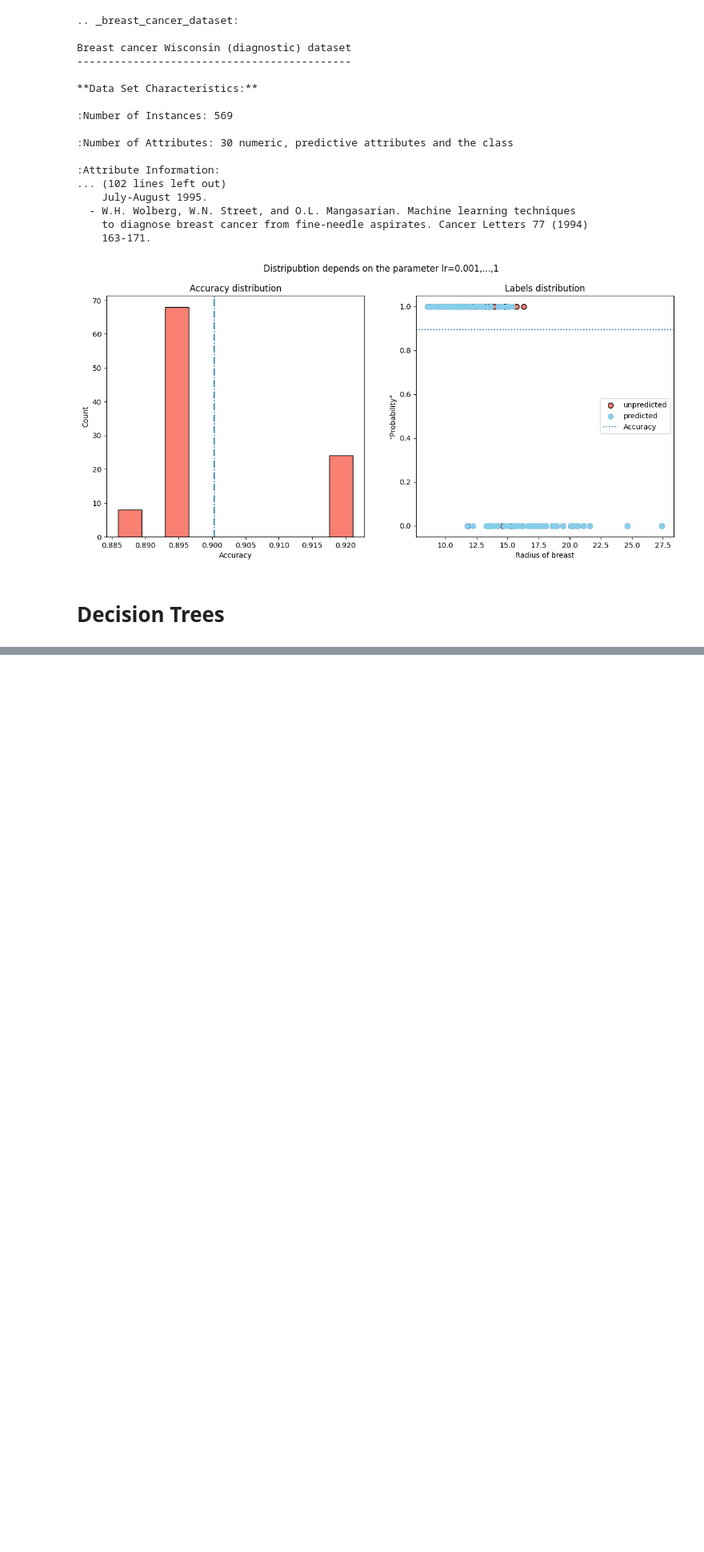
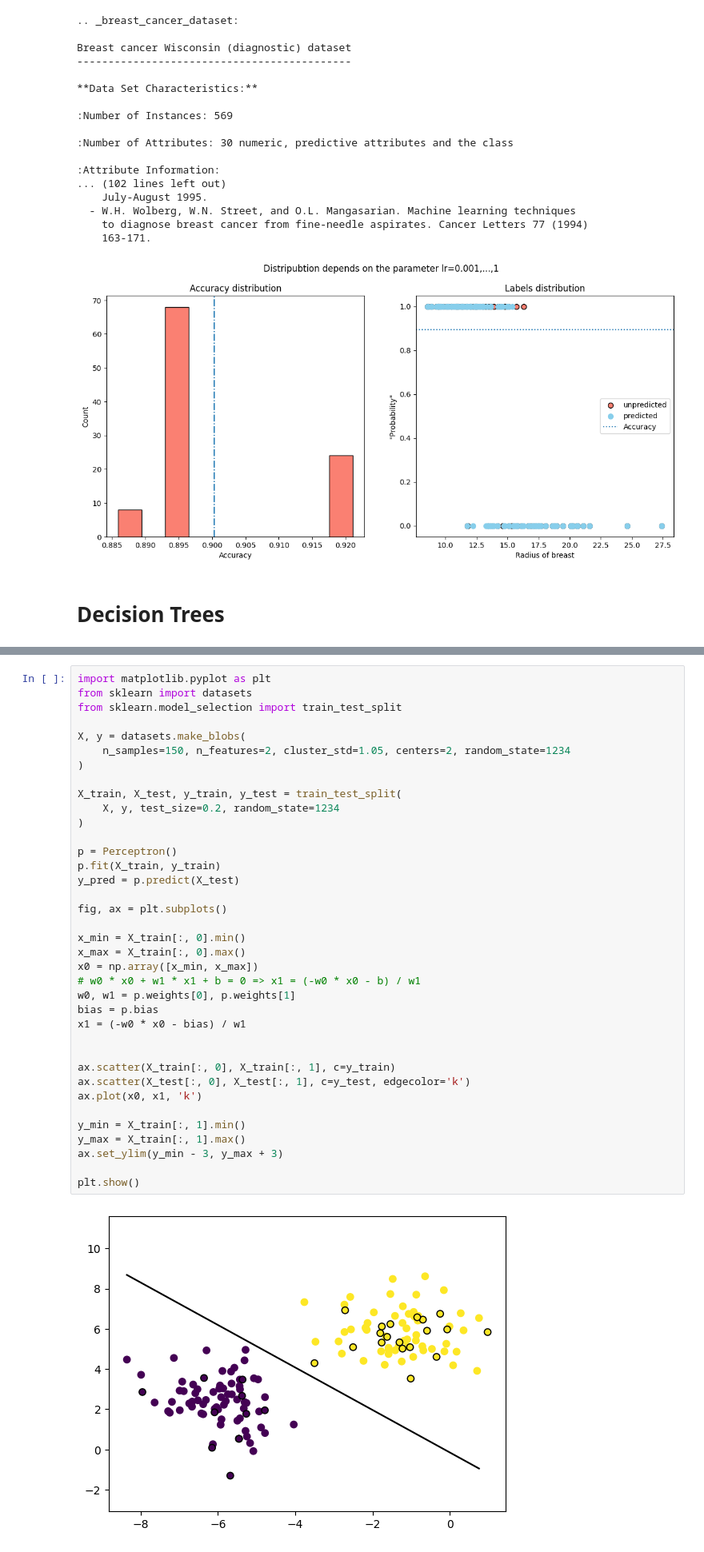
Before and after one commit to artyomsavov/savkit-learn, a Jupyter notebook: notebooks/alghorithms.ipynb, the cells around one changed output, grey strips where cells are left out. Shown at 80% size. Saved outputs shown, nothing was run; the diff lists cells and outputs as text; blank space fills up the shorter version.

```diff
--- a/notebooks/alghorithms.ipynb
+++ b/notebooks/alghorithms.ipynb
@@ -484,0 +730,39 @@ NameError: name 'y' is not defined
+# %%
+import matplotlib.pyplot as plt
+from sklearn import datasets
+from sklearn.model_selection import train_test_split
+
+X, y = datasets.make_blobs(
+    n_samples=150, n_features=2, cluster_std=1.05, centers=2, random_state=1234
+)
+
+X_train, X_test, y_train, y_test = train_test_split(
+    X, y, test_size=0.2, random_state=1234
+)
+
+p = Perceptron()
+p.fit(X_train, y_train)
+y_pred = p.predict(X_test)
+
+fig, ax = plt.subplots()
+
+x_min = X_train[:, 0].min()
+x_max = X_train[:, 0].max()
+x0 = np.array([x_min, x_max])
+# w0 * x0 + w1 * x1 + b = 0 => x1 = (-w0 * x0 - b) / w1
+w0, w1 = p.weights[0], p.weights[1]
+bias = p.bias
+x1 = (-w0 * x0 - bias) / w1
+
+
+ax.scatter(X_train[:, 0], X_train[:, 1], c=y_train)
+ax.scatter(X_test[:, 0], X_test[:, 1], c=y_test, edgecolor='k')
+ax.plot(x0, x1, 'k')
+
+y_min = X_train[:, 1].min()
+y_max = X_train[:, 1].max()
+ax.set_ylim(y_min - 3, y_max + 3)
+
+plt.show()
+# %% [output]
+[figure, added]
```
Also changed, not shown: parts of 17 cells of this notebook, 17 other files.
